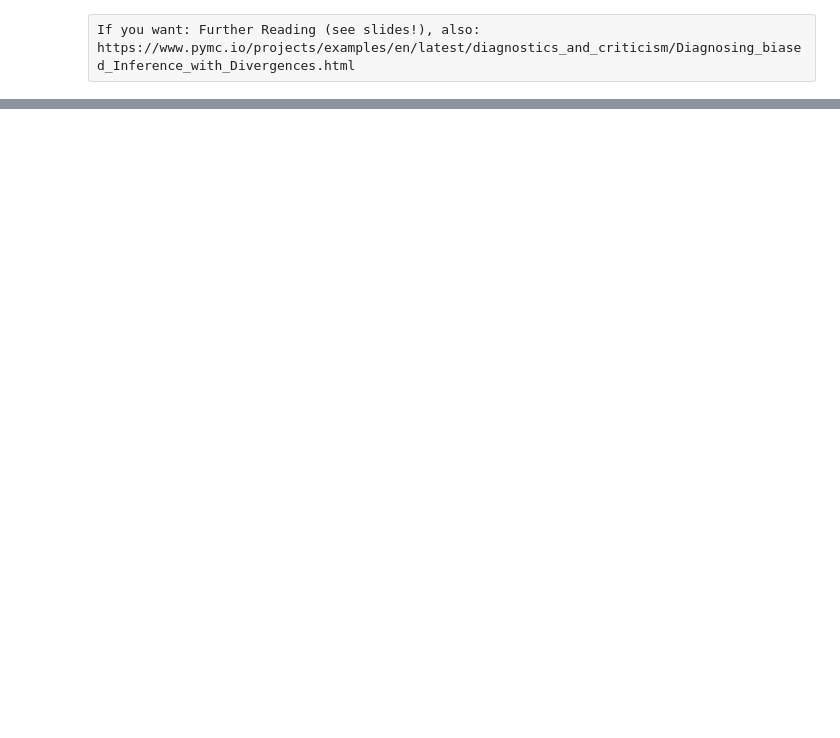
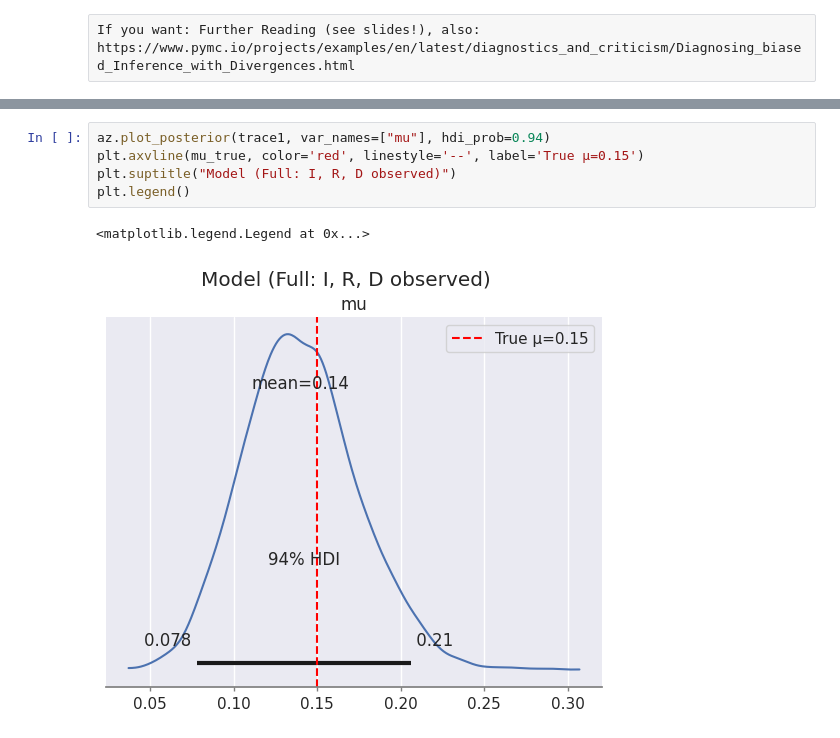
Before and after one commit to Shravani018/ml_2_group1, a Jupyter notebook: Assignment4/Assignment4.ipynb, the cells around one changed output, grey strips where cells are left out. Cells and saved outputs as stored; diff of their text form; blank space fills up the shorter version.

```diff
--- a/Assignment4/Assignment4.ipynb
+++ b/Assignment4/Assignment4.ipynb
@@ -181,0 +254,8 @@ If you want: Further Reading (see slides!), also: https://www.pymc.io/projects/e
+# %%
+az.plot_posterior(trace1, var_names=["mu"], hdi_prob=0.94)
+plt.axvline(mu_true, color='red', linestyle='--', label='True μ=0.15')
+plt.suptitle("Model (Full: I, R, D observed)")
+plt.legend()
+# %% [output]
+<matplotlib.legend.Legend at 0x...>
+[figure, added]
```
Also changed, not shown: parts of 15 cells of this notebook.
